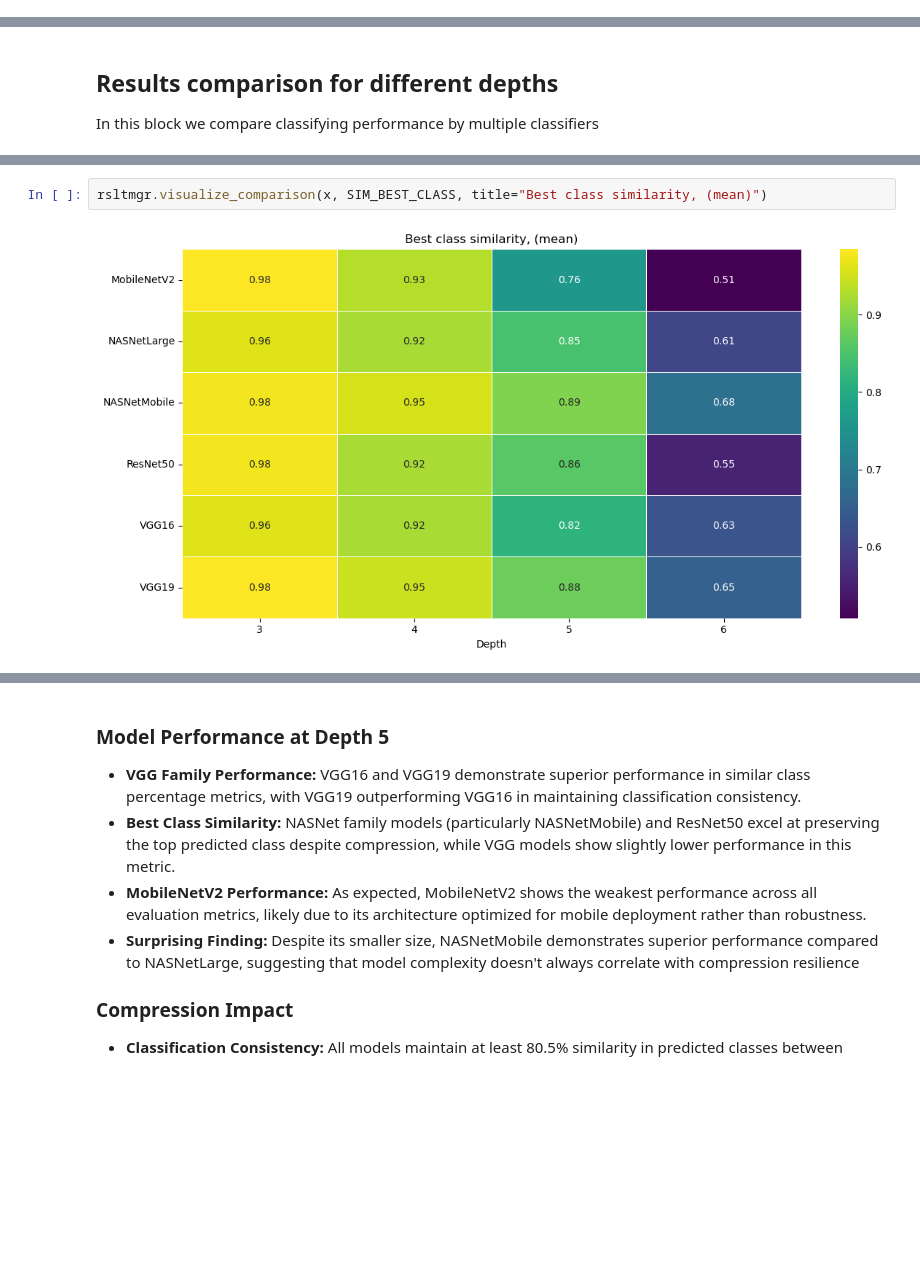
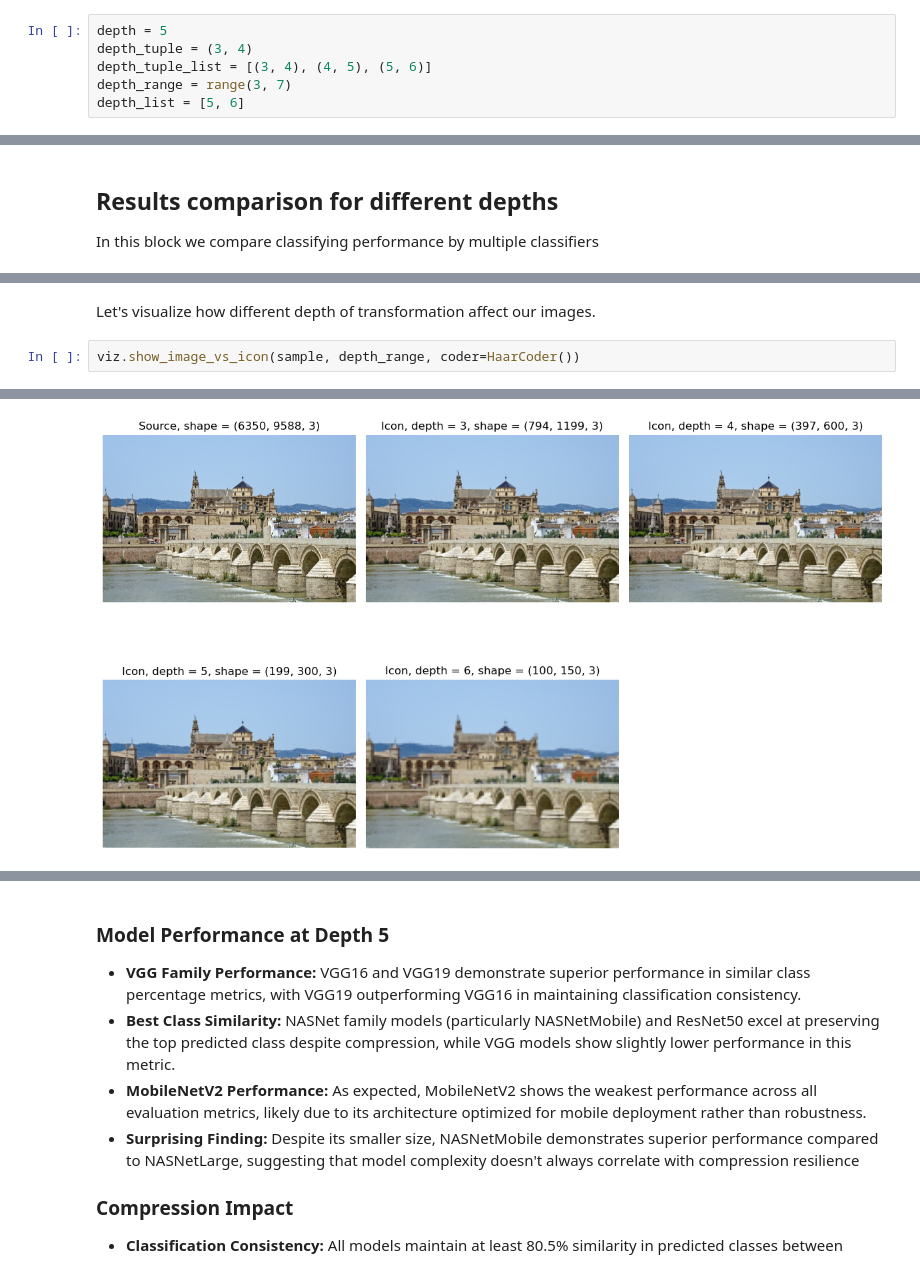
Before and after one commit to Todmount/wicca, a Jupyter notebook: demo.ipynb, the cells around one changed output, grey strips where cells are left out. Saved outputs shown, nothing was run; the diff lists cells and outputs as text; blank space fills up the shorter version.

```diff
--- a/demo.ipynb
+++ b/demo.ipynb
@@ -214,0 +124,6 @@ def plot_metric_radar(metric, title: str = None) -> None :
+# %%
+depth = 5
+depth_tuple = (3, 4)
+depth_tuple_list = [(3, 4), (4, 5), (5, 6)]
+depth_range = range(3, 7)
+depth_list = [5, 6]
@@ -264,4 +248,5 @@ rsltmgr.visualize_comparison(x, SIM_CLASSES_PERC, title="Similar classes, % (mea
-# %%
-rsltmgr.visualize_comparison(x, SIM_BEST_CLASS, title="Best class similarity, (mean)")
-# %% [output]
-[figure, removed]
+# %% [markdown]
+Let's visualize how different depth of transformation affect our images.
+# %%
+viz.show_image_vs_icon(sample, depth_range, coder=HaarCoder())
+# %% [output]
@@ -267,0 +254 @@ rsltmgr.visualize_comparison(x, SIM_BEST_CLASS, title="Best class similarity, (m
+[figure, added]
```
Also changed, not shown: parts of 66 cells of this notebook.
